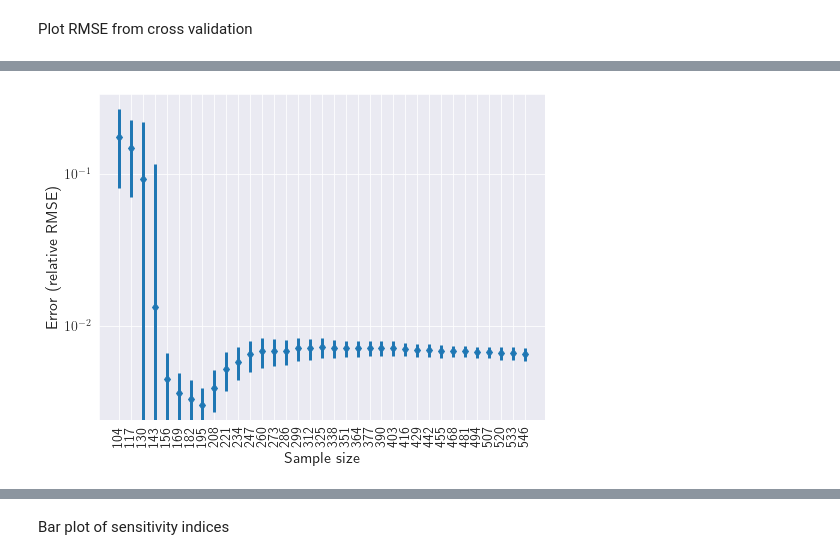
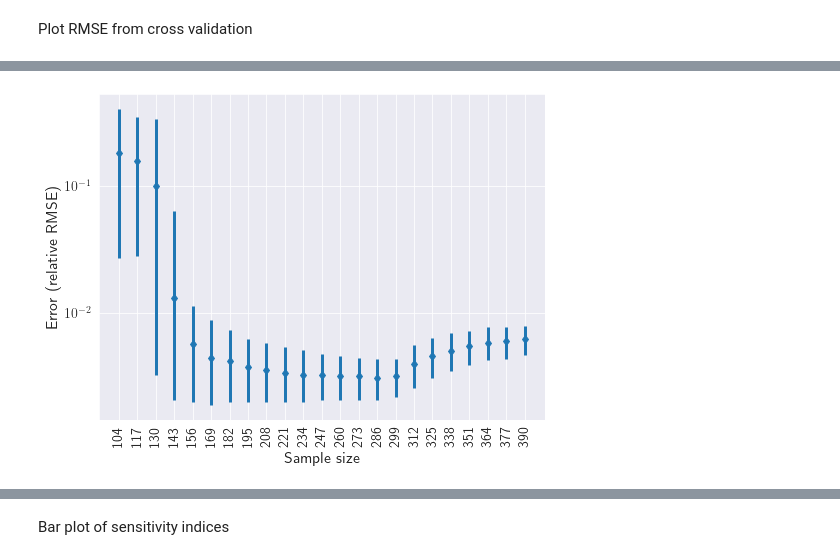
Before and after one commit to QianWanghhu/factor_fixing, a Jupyter notebook: qian_dev/visualization.ipynb, the cells around one changed output, grey strips where cells are left out. Saved outputs shown, nothing was run; the diff lists cells and outputs as text; code cells hidden in the pictures.

```diff
--- a/qian_dev/visualization.ipynb
+++ b/qian_dev/visualization.ipynb
@@ -21,8 +19,11 @@ The autoreload extension is already loaded. To reload it, use:
 # %%
 # Plot errors of cross-validation
-filepath = '../output/paper/'
-filename = 'error_cv_uniform_552.csv'
+filepath = '../output/paper0915/'
+filename = 'error_cv_beta_552.csv'
 error_stats = pd.read_csv(f'{filepath}{filename}', index_col = 'index')
-plot_error_cv(error_stats.iloc[2:], save_fig = True, save_path = f'{filepath}figure/',      fig_name = filename.split('.')[0])
+cols = error_stats.columns
+error_stats.loc[:, cols[1]] = error_stats.loc[:, cols[0]] - error_stats.loc[:, cols[1]]
+error_stats.loc[:, cols[2]] = error_stats.loc[:, cols[2]] - error_stats.loc[:, cols[0]]
+plot_error_cv(error_stats, save_fig = True, save_path = f'{filepath}figure/',      fig_name = filename.split('.')[0], log_scale = True)
 # %% [output]
-[figure, old version]
+[figure, new version]
```
Also changed, not shown: parts of 9 cells of this notebook.
